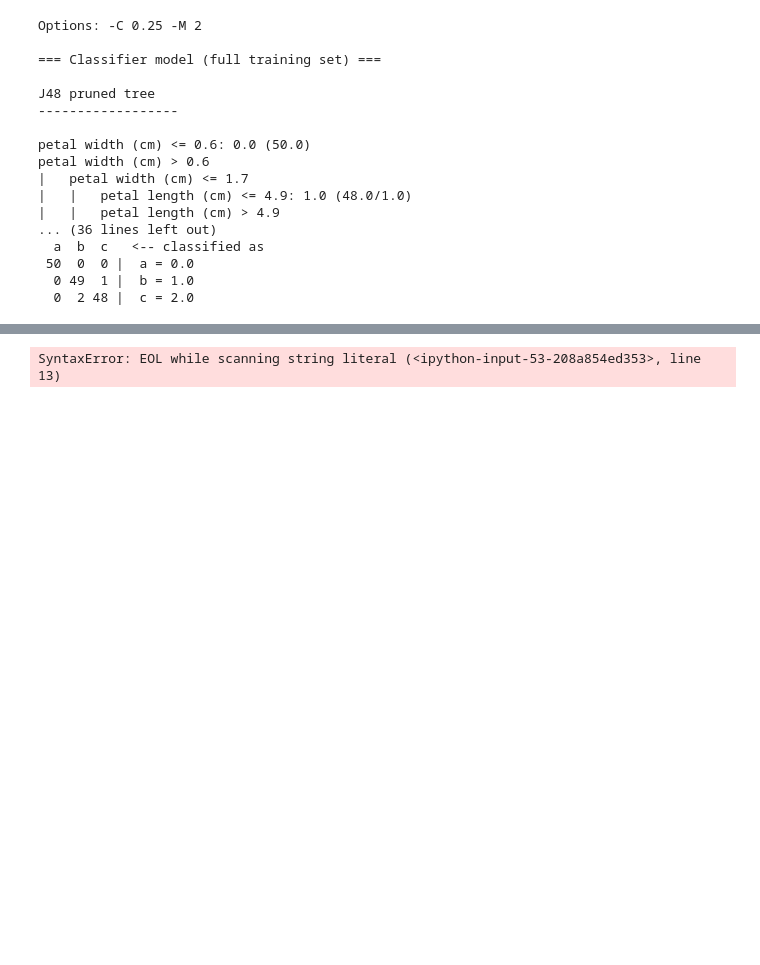
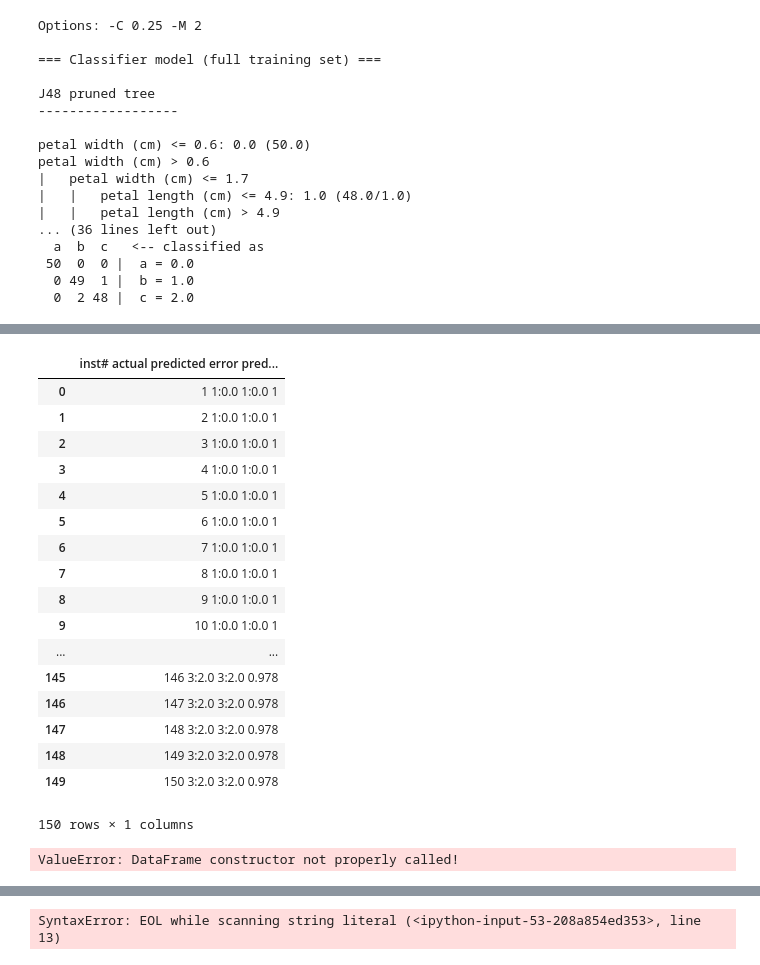
Before and after one commit to eliavw/PxW, a Jupyter notebook: note/Untitled.ipynb, the cells around one changed output, grey strips where cells are left out. Drawn from its saved outputs; the diff is of its cells as text; code cells hidden in the pictures; blank space fills up the shorter version.

```diff
--- a/note/Untitled.ipynb
+++ b/note/Untitled.ipynb
@@ -77,0 +176,21 @@ petal width (cm) > 0.6
+# %%
+df
+# %% [output]
+|  | inst# actual predicted error pred... |
+| 0 | 1 1:0.0 1:0.0 1 |
+| 1 | 2 1:0.0 1:0.0 1 |
+| 2 | 3 1:0.0 1:0.0 1 |
+| 3 | 4 1:0.0 1:0.0 1 |
+| 4 | 5 1:0.0 1:0.0 1 |
+| 5 | 6 1:0.0 1:0.0 1 |
+| 6 | 7 1:0.0 1:0.0 1 |
+| 7 | 8 1:0.0 1:0.0 1 |
+| 8 | 9 1:0.0 1:0.0 1 |
+| 9 | 10 1:0.0 1:0.0 1 |
+| ... | ... |
+| 145 | 146 3:2.0 3:2.0 0.978 |
+| 146 | 147 3:2.0 3:2.0 0.978 |
+| 147 | 148 3:2.0 3:2.0 0.978 |
+| 148 | 149 3:2.0 3:2.0 0.978 |
+| 149 | 150 3:2.0 3:2.0 0.978 |
+150 rows × 1 columns
@@ -77,0 +199,4 @@ petal width (cm) > 0.6
+# %%
+pd.DataFrame(s)
+# %% [output]
+ValueError: DataFrame constructor not properly called!
```
Also changed, not shown: parts of 13 cells of this notebook, 3 other files.
